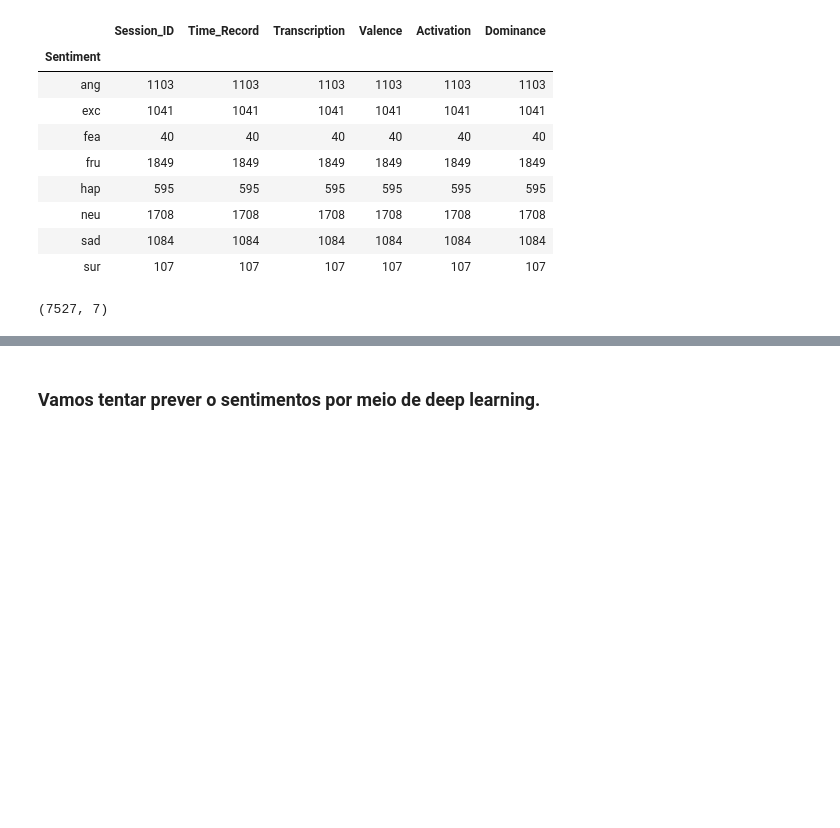
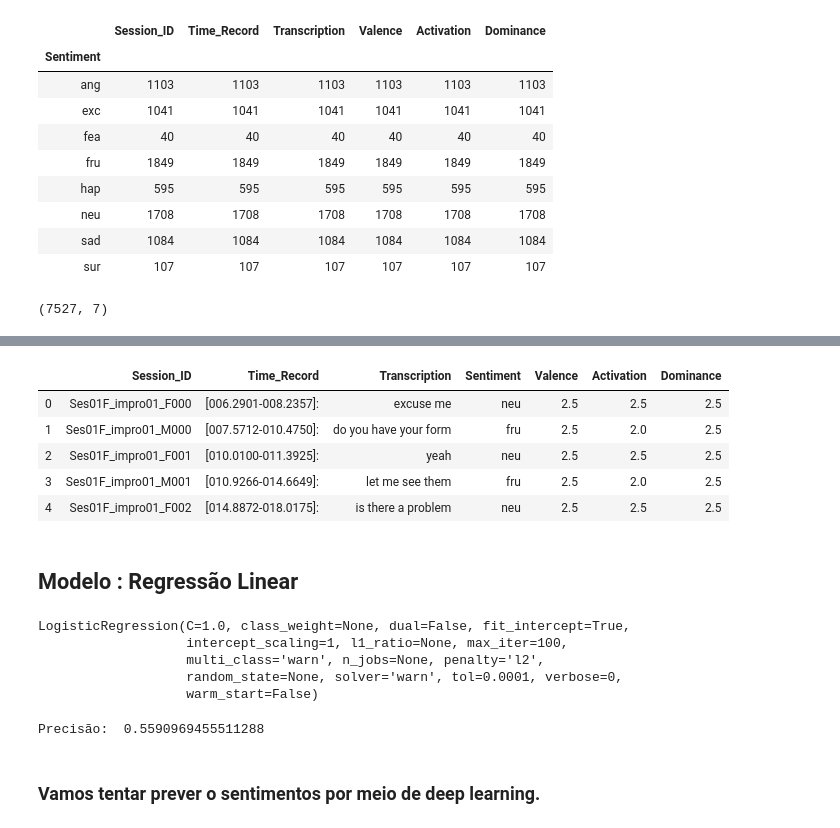
Before and after one commit to wineone/AnaliseBasicaNpl, a Jupyter notebook: semana3/iemocap/limpandoIemocap.ipynb, the cells around one changed output, grey strips where cells are left out. Cells and saved outputs as stored; diff of their text form; code cells hidden in the pictures; blank space fills up the shorter version.

```diff
--- a/semana3/iemocap/limpandoIemocap.ipynb
+++ b/semana3/iemocap/limpandoIemocap.ipynb
@@ -105,0 +205,23 @@ merged.to_csv("dadosMerged.csv",index=False)
+# %%
+def normalizer(tweet):
+    tweets = " ".join(filter(lambda x: x[0]!= '@' , tweet.split()))
+    tweets = re.sub('[^a-zA-Z]', ' ', tweets)
+    tweets = tweets.lower()
+    tweets = tweets.split()
+    tweets = [word for word in tweets if not word in set(stopwords.words('english'))]
+    #tweets = [lemma.lemmatize(word) for word in tweets]
+    tweets = " ".join(tweets)
+    return tweets
+# %%
+merged['Transcription'] = merged.Transcription.apply(normalizer) #não obteve melhoras com a normalização dos dados
+# %%
+merged.head()
+# %% [output]
+|  | Session_ID | Time_Record | Transcription | Sentiment | Valence | Activation | Dominance |
+| 0 | Ses01F_impro01_F000 | [006.2901-008.2357]: | excuse me | neu | 2.5 | 2.5 | 2.5 |
+| 1 | Ses01F_impro01_M000 | [007.5712-010.4750]: | do you have your form | fru | 2.5 | 2.0 | 2.5 |
+| 2 | Ses01F_impro01_F001 | [010.0100-011.3925]: | yeah | neu | 2.5 | 2.5 | 2.5 |
+| 3 | Ses01F_impro01_M001 | [010.9266-014.6649]: | let me see them | fru | 2.5 | 2.0 | 2.5 |
+| 4 | Ses01F_impro01_F002 | [014.8872-018.0175]: | is there a problem | neu | 2.5 | 2.5 | 2.5 |
+# %% [markdown]
+## Modelo : Regressão Linear
@@ -106,2 +236,16 @@ merged.to_csv("dadosMerged.csv",index=False)
+# %%
+model = LogisticRegression(penalty="l2", C=1.0)
+model.fit(X_train, y_train)
+# %% [output]
+LogisticRegression(C=1.0, class_weight=None, dual=False, fit_intercept=True,
+                   intercept_scaling=1, l1_ratio=None, max_iter=100,
+                   multi_class='warn', n_jobs=None, penalty='l2',
+                   random_state=None, solver='warn', tol=0.0001, verbose=0,
+                   warm_start=False)
+# %%
+pred = model.predict(X_test)
+print("Precisão: ",accuracy_score(y_test,pred))
+# %% [output]
+Precisão:  0.5590969455511288
 # %% [markdown]
 ### Vamos tentar prever o sentimentos por meio de deep learning.
```
Also changed, not shown: parts of 17 cells of this notebook, 1 other file.
